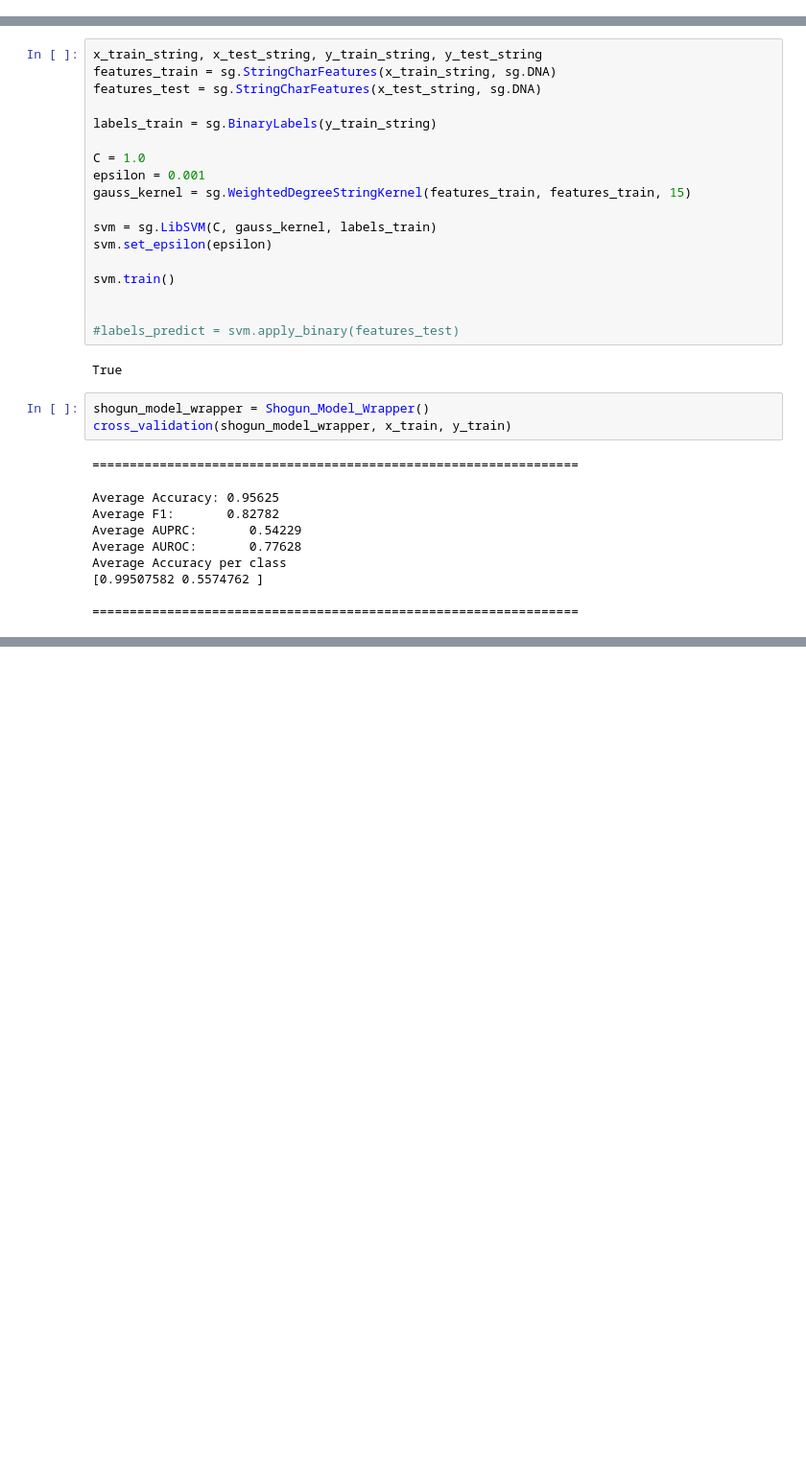
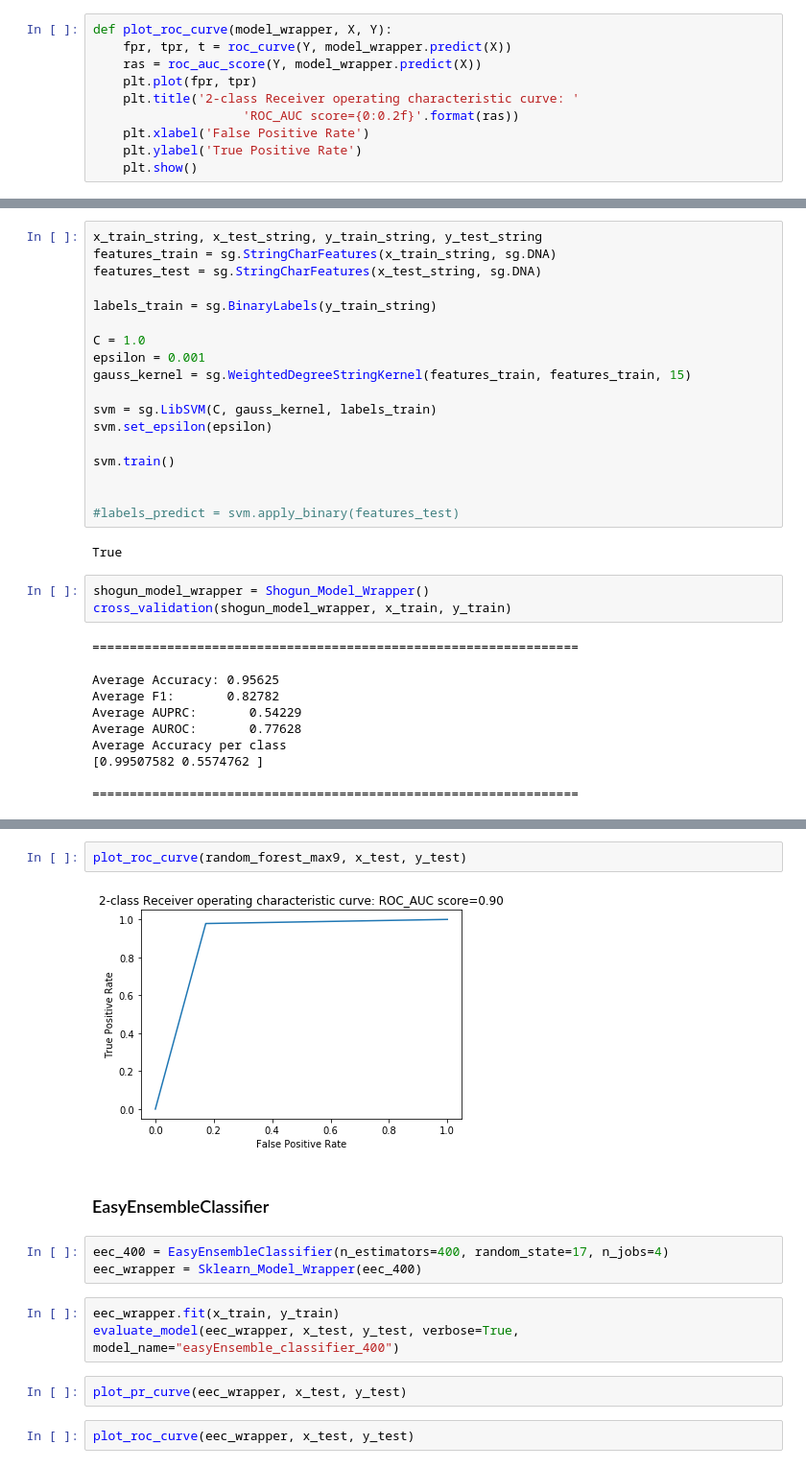
Before and after one commit to moserle/Splice-Site-Prediction, a Jupyter notebook: elegans_splice_site_prediction.ipynb, the cells around one changed output, grey strips where cells are left out. Shown at 96% size. Cells and saved outputs as stored; diff of their text form; blank space fills up the shorter version.

```diff
--- a/elegans_splice_site_prediction.ipynb
+++ b/elegans_splice_site_prediction.ipynb
@@ -176,3 +178,13 @@ def cross_validation(model_wrapper, X, Y, folds=10, message=''):
+# %%
+def plot_roc_curve(model_wrapper, X, Y):
+    fpr, tpr, t = roc_curve(Y, model_wrapper.predict(X))
+    ras = roc_auc_score(Y, model_wrapper.predict(X))
+    plt.plot(fpr, tpr)
+    plt.title('2-class Receiver operating characteristic curve: '
+                    'ROC_AUC score={0:0.2f}'.format(ras))
+    plt.xlabel('False Positive Rate')
+    plt.ylabel('True Positive Rate')
+    plt.show()
 # %%
 class Sklearn_Model_Wrapper():
     def __init__(self, model):
@@ -972,0 +1054,16 @@ Average Accuracy per class
+# %%
+plot_roc_curve(random_forest_max9, x_test, y_test)
+# %% [output]
+[figure, added]
+# %% [markdown]
+### EasyEnsembleClassifier
+# %%
+eec_400 = EasyEnsembleClassifier(n_estimators=400, random_state=17, n_jobs=4)
+eec_wrapper = Sklearn_Model_Wrapper(eec_400)
+# %%
+eec_wrapper.fit(x_train, y_train)
+evaluate_model(eec_wrapper, x_test, y_test, verbose=True, model_name="easyEnsemble_classifier_400")
+# %%
+plot_pr_curve(eec_wrapper, x_test, y_test)
+# %%
+plot_roc_curve(eec_wrapper, x_test, y_test)
```
Also changed, not shown: parts of 45 cells of this notebook.
